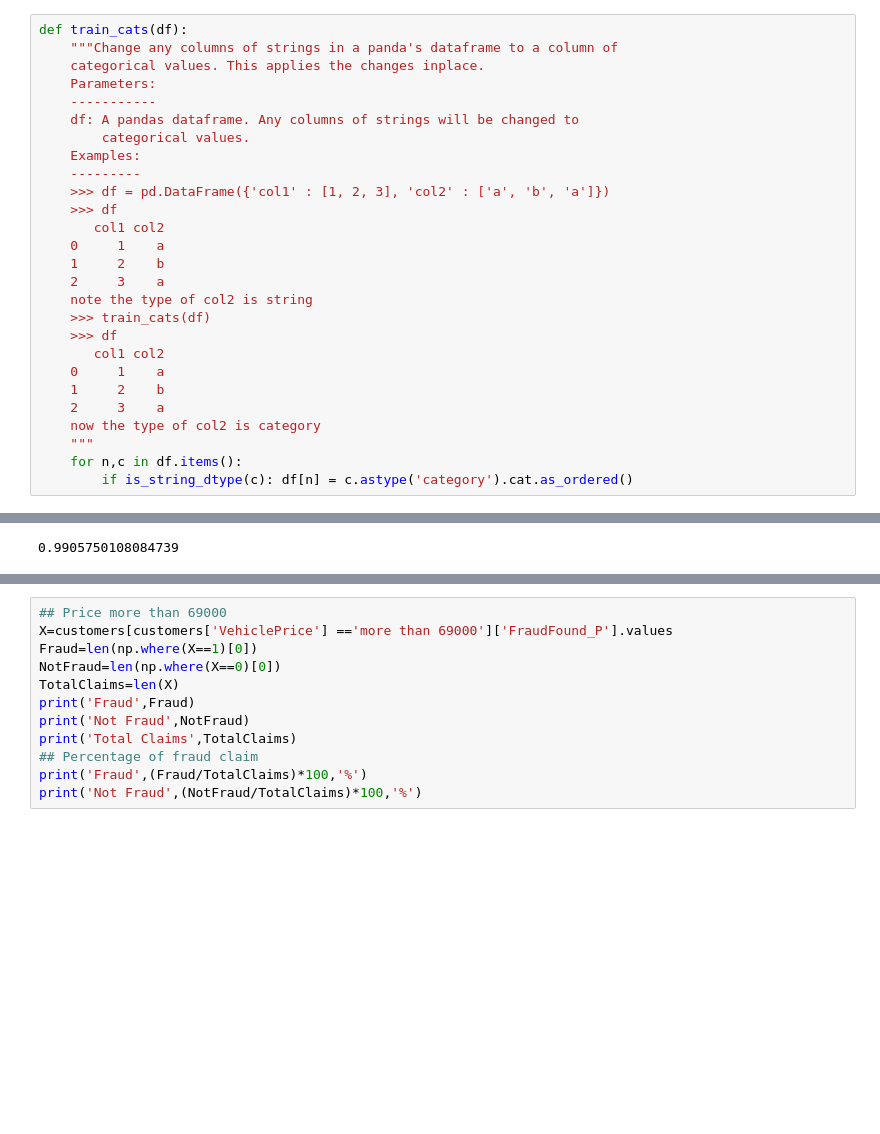
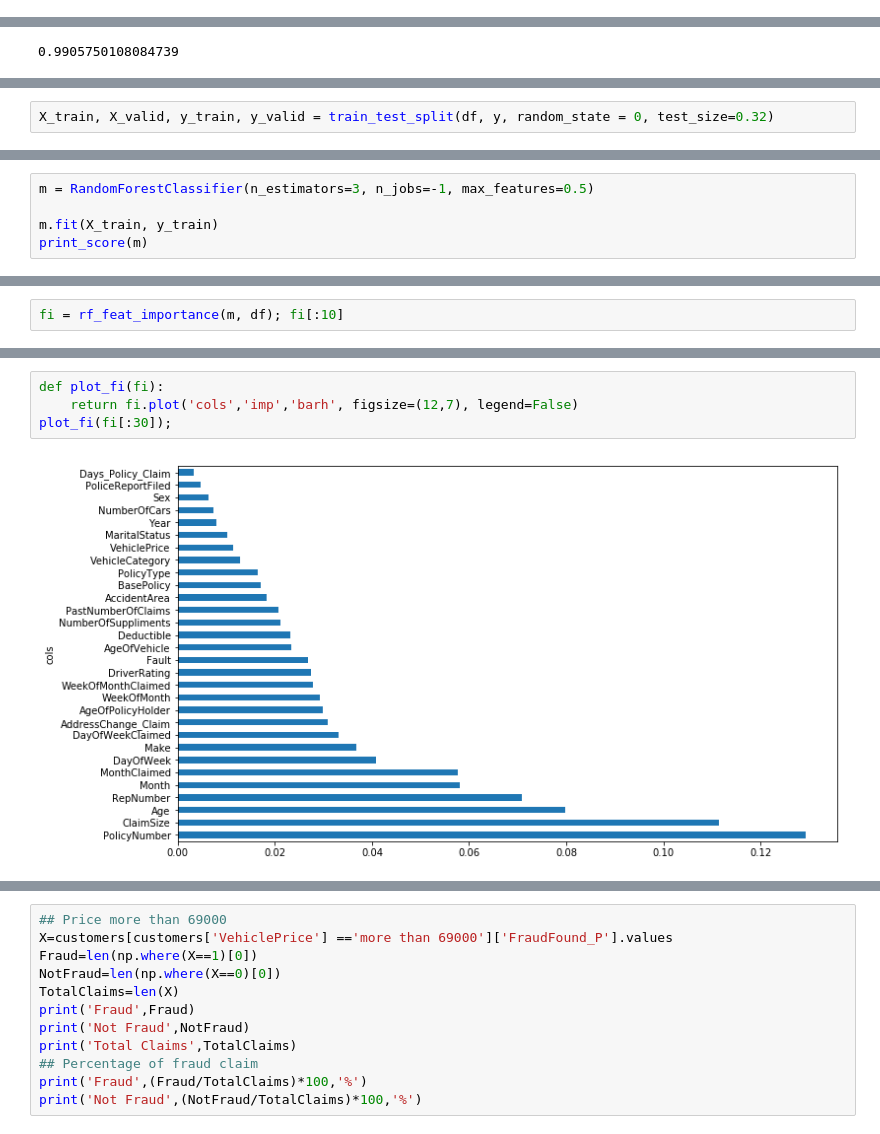
Before and after one commit to Siddharth-Singhs/EXL, a Jupyter notebook: EXL-Vaibhav.ipynb, the cells around one changed output, grey strips where cells are left out. Saved outputs shown, nothing was run; the diff lists cells and outputs as text; blank space fills up the shorter version.

Commit message:
Basic feature importance

```diff
--- a/EXL-Vaibhav.ipynb
+++ b/EXL-Vaibhav.ipynb
@@ -56,30 +56,3 @@ display_all(customers.head())
-# %%
-def train_cats(df):
-    """Change any columns of strings in a panda's dataframe to a column of
-    categorical values. This applies the changes inplace.
-    Parameters:
-    -----------
-    df: A pandas dataframe. Any columns of strings will be changed to
-        categorical values.
-    Examples:
-    ---------
-    >>> df = pd.DataFrame({'col1' : [1, 2, 3], 'col2' : ['a', 'b', 'a']})
-    >>> df
-       col1 col2
-    0     1    a
-    1     2    b
-    2     3    a
-    note the type of col2 is string
-    >>> train_cats(df)
-    >>> df
-       col1 col2
-    0     1    a
-    1     2    b
-    2     3    a
-    now the type of col2 is category
-    """
-    for n,c in df.items():
-        if is_string_dtype(c): df[n] = c.astype('category').cat.as_ordered()
 # %%
 train_cats(df_raw)
 # %%
@@ -239,0 +143,2 @@ def split_vals(a, n):
+# %%
+X_train, X_valid, y_train, y_valid = train_test_split(df, y, random_state = 0, test_size=0.32)
@@ -239,0 +160,5 @@ def split_vals(a, n):
+# %%
+m = RandomForestClassifier(n_estimators=3, n_jobs=-1, max_features=0.5)
+
+m.fit(X_train, y_train)
+print_score(m)
@@ -239,0 +173,2 @@ def split_vals(a, n):
+# %%
+fi = rf_feat_importance(m, df); fi[:10]
@@ -239,0 +187,6 @@ def split_vals(a, n):
+# %%
+def plot_fi(fi):
+    return fi.plot('cols','imp','barh', figsize=(12,7), legend=False)
+plot_fi(fi[:30]);
+# %% [output]
+[figure, added]
```
Also changed, not shown: parts of 19 cells of this notebook.
